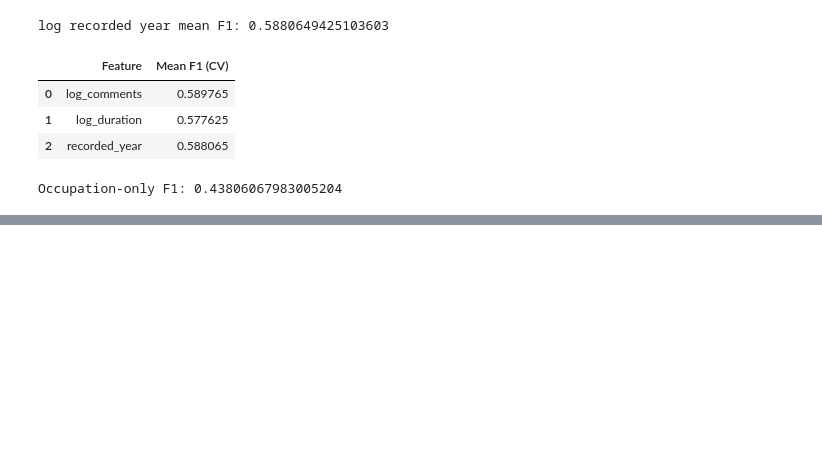
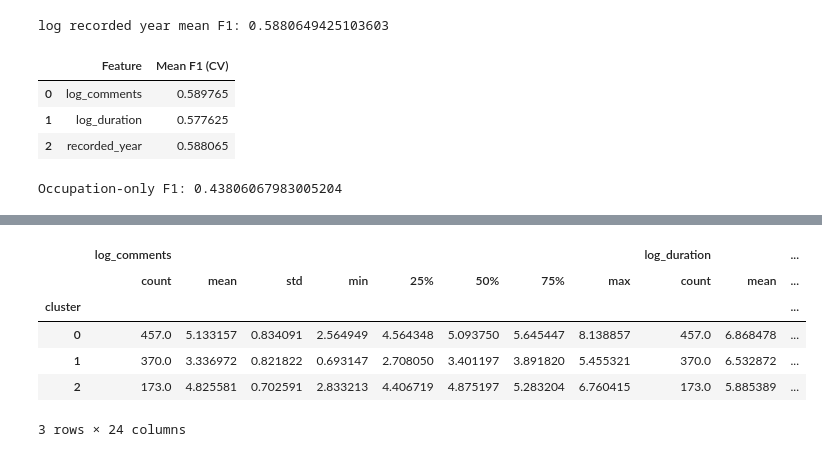
Before and after one commit to kyleenaxin/3350-final, a Jupyter notebook: project.ipynb, the cells around one changed output, grey strips where cells are left out. Saved outputs shown, nothing was run; the diff lists cells and outputs as text; code cells hidden in the pictures; blank space fills up the shorter version.

```diff
--- a/project.ipynb
+++ b/project.ipynb
@@ -383,0 +435,10 @@ Occupation-only F1: 0.43806067983005204
+# %%
+df.groupby("cluster")[["log_comments", "log_duration", "recorded_year"]].describe()
+# %% [output]
+|  | log_comments |  |  |  |  |  |  |  | log_duration |  | ... |
+|  | count | mean | std | min | 25% | 50% | 75% | max | count | mean | ... |
+| cluster |  |  |  |  |  |  |  |  |  |  | ... |
+| 0 | 457.0 | 5.133157 | 0.834091 | 2.564949 | 4.564348 | 5.093750 | 5.645447 | 8.138857 | 457.0 | 6.868478 | ... |
+| 1 | 370.0 | 3.336972 | 0.821822 | 0.693147 | 2.708050 | 3.401197 | 3.891820 | 5.455321 | 370.0 | 6.532872 | ... |
+| 2 | 173.0 | 4.825581 | 0.702591 | 2.833213 | 4.406719 | 4.875197 | 5.283204 | 6.760415 | 173.0 | 5.885389 | ... |
+3 rows × 24 columns
```
Also changed, not shown: parts of 5 cells of this notebook.
